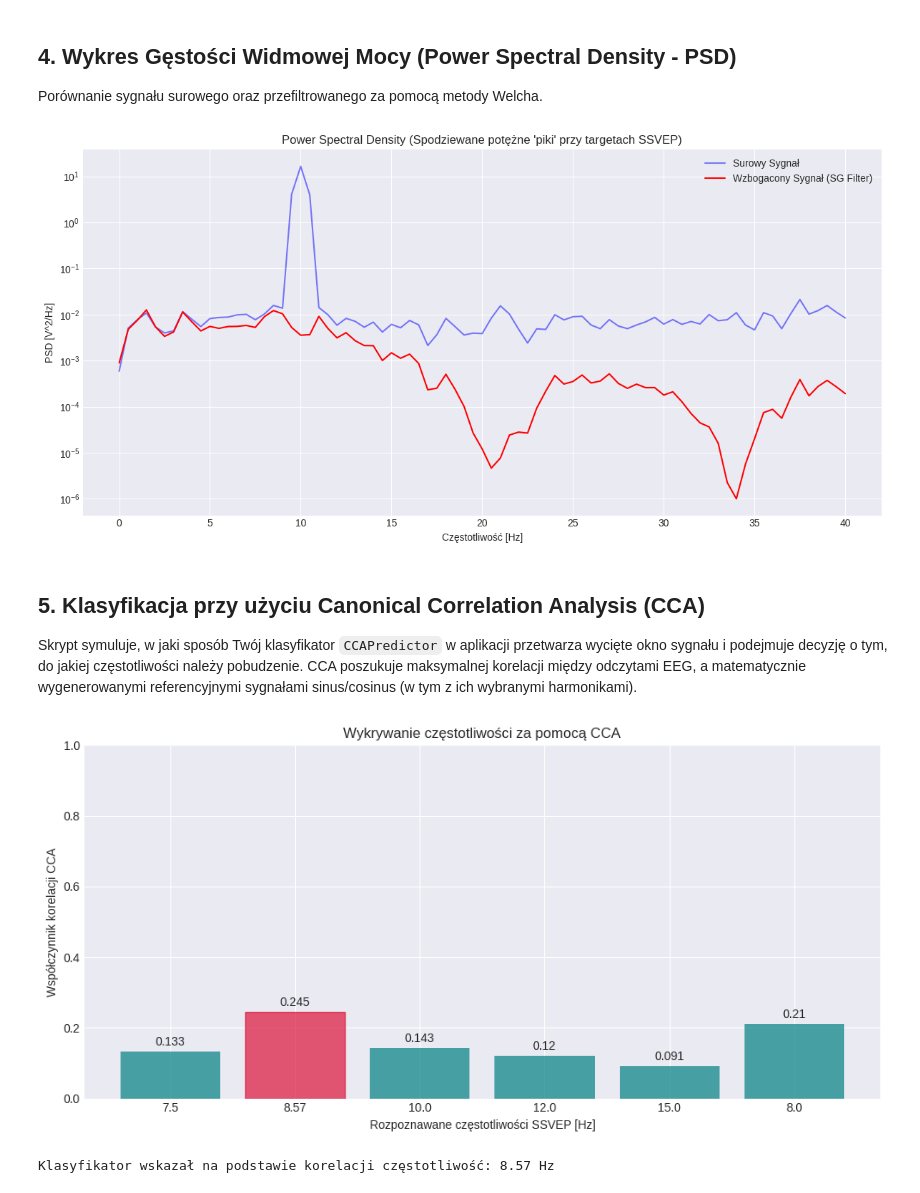
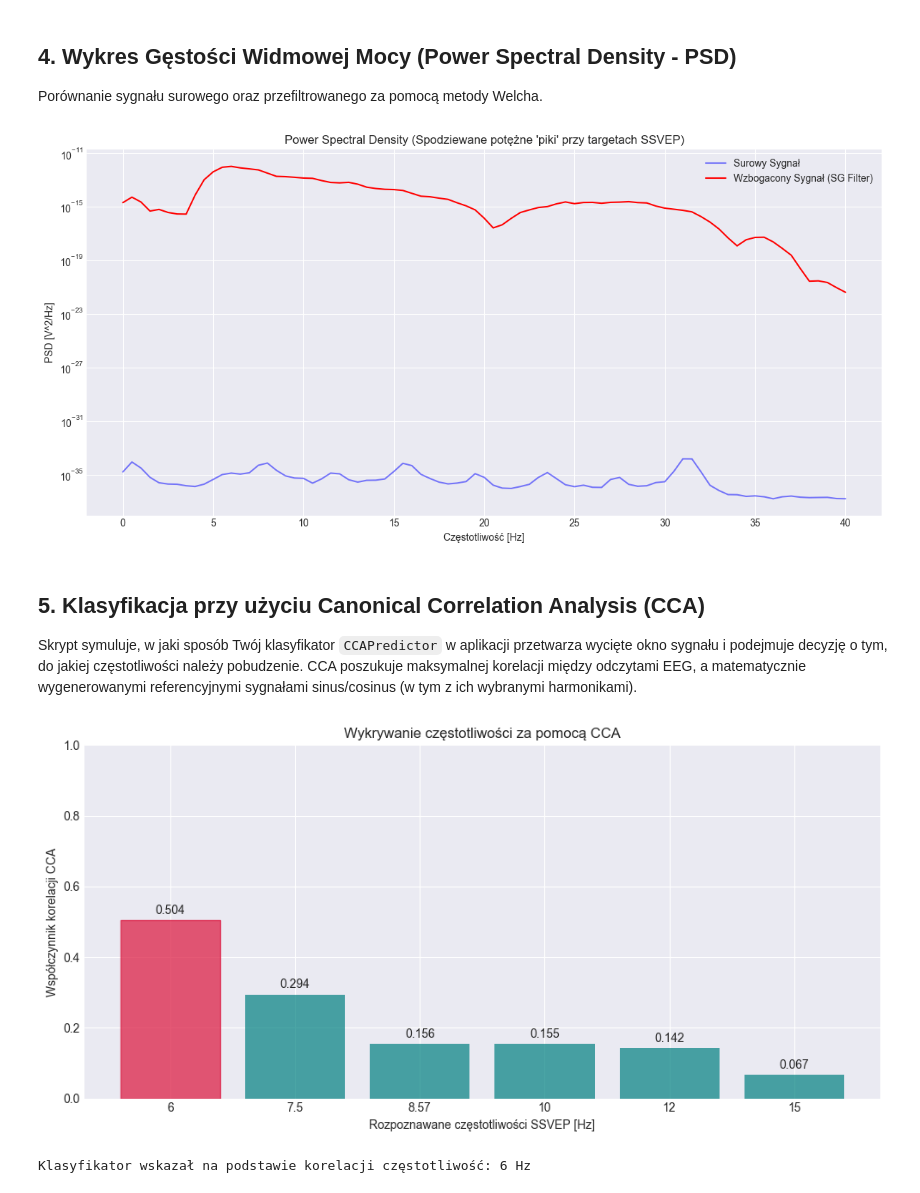
Before and after one commit to KN-Neuron/NeuroSpeller, a Jupyter notebook: data/EDA.ipynb, the cells around one changed output. Cells and saved outputs as stored; diff of their text form; code cells hidden in the pictures.

```diff
--- a/data/EDA.ipynb
+++ b/data/EDA.ipynb
@@ -20,10 +20,15 @@ plt.style.use('seaborn-v0_8-darkgrid')
 ## 1. Wczytanie danych .fif z eksperymentu
 Używamy pakietu `mne`, do załadowania zapisanego wcześniej pliku `.fif`.
 # %%
-filename = '../experiment/badanie_eeg.fif'
+filename = '../experiment/offline_calibration1-michals.fif'
 
 try:
     raw = mne.io.read_raw_fif(filename, preload=True)
+    raw = raw.load_data()
+    raw = raw.pick_types(eeg=True, stim=False, eog=False, exclude="bads")
+    raw.apply_function(lambda x: x * 10 ** -6)
+    raw.filter(l_freq=6, h_freq=30)
+    raw.notch_filter(50)
     data = raw.get_data()
     print(f"Dane odczytane poprawnie. Wymiary: {data.shape} (kanały, próbki)")
 except FileNotFoundError:
@@ -36,7 +41,7 @@ num_samples = data.shape[1]
 time = np.arange(num_samples) / SAMPLING_RATE
 
 # Skupiamy się na pierwszym kanale z wyznaczonych w TARGET_CHANNELS
-ch_idx = TARGET_CHANNELS[0]
+ch_idx = TARGET_CHANNELS[1]
 raw_signal = data[ch_idx, :]
 print(f"Analizujemy kanał nr {ch_idx}")
 # %% [output]
@@ -127,14 +132,14 @@ plt.legend()
 plt.tight_layout()
 plt.show()
 # %% [output]
-[figure, old version]
+[figure, new version]
 # %% [markdown]
 ## 5. Klasyfikacja przy użyciu Canonical Correlation Analysis (CCA)
 Skrypt symuluje, w jaki sposób Twój klasyfikator `CCAPredictor` w aplikacji przetwarza wycięte okno sygnału i podejmuje decyzję o tym, do jakiej częstotliwości należy pobudzenie.
 CCA poszukuje maksymalnej korelacji między odczytami EEG, a matematycznie wygenerowanymi referencyjnymi sygnałami sinus/cosinus (w tym z ich wybranymi harmonikami).
 # %%
 from sklearn.cross_decomposition import CCA
-from src.config.bci_config import FREQS, WINDOW_TIME_FRAME, SAMPLES_PER_WINDOW
+from experiment.src.config.bci_config import FREQS, WINDOW_TIME_FRAME, SAMPLES_PER_WINDOW
 
 # 1. Definiujemy funkcje do generowania sygnałów referencyjnych tak jak jest w `CCAPredictor`
 def generate_reference_signals(length, freq, sampling_rate, num_harmonics=2):
@@ -146,7 +151,7 @@ def generate_reference_signals(length, freq, sampling_rate, num_harmonics=2):
     return np.array(y).T
 
 
-car_all_channels = data - np.mean(data, axis=0) # CAR na wszystkich kanałach
+car_all_channels = data #- np.mean(data, axis=0) # CAR na wszystkich kanałach
 X_target_channels = car_all_channels[TARGET_CHANNELS, :] # (kanały, próbki)
 filtered_all = savgol_filter(X_target_channels, window_length=SG_WINDOW, polyorder=SG_POLYORDER, axis=1)
 
@@ -166,32 +171,32 @@ for freq in FREQS:
     corr = np.corrcoef(Xc[:, 0], Yc[:, 0])[0, 1]
     correlations[freq] = corr
 
 # 4. Wyświetlanie wyników korelacji
 freqs_list = list(correlations.keys())
 corr_values = list(correlations.values())
 
 plt.figure(figsize=(10, 5))
 bars = plt.bar([str(f) for f in freqs_list], corr_values, color='teal', alpha=0.7)
 
 # Najwyższa korelacja na czerwono na wykresie
 best_idx = np.argmax(corr_values)
 bars[best_idx].set_color('crimson')
 
 plt.title("Wykrywanie częstotliwości za pomocą CCA")
 plt.xlabel("Rozpoznawane częstotliwości SSVEP [Hz]")
 plt.ylabel("Współczynnik korelacji CCA")
 
 # Dodajemy wartości na słupkach
 for bar in bars:
     yval = bar.get_height()
     plt.text(bar.get_x() + bar.get_width()/2, yval + 0.01, round(yval, 3), ha='center', va='bottom')
 
 plt.ylim(0, max(max(corr_values) + 0.1, 1.0))
 plt.tight_layout()
 plt.show()
 
 best_freq = freqs_list[best_idx]
 print(f"Klasyfikator wskazał na podstawie korelacji częstotliwość: {best_freq} Hz")
 # %% [output]
-[figure, old version]
+[figure, new version]
-Klasyfikator wskazał na podstawie korelacji częstotliwość: 8.57 Hz
+Klasyfikator wskazał na podstawie korelacji częstotliwość: 6 Hz
```
Also changed, not shown: parts of 4 cells of this notebook, 12 other files.
